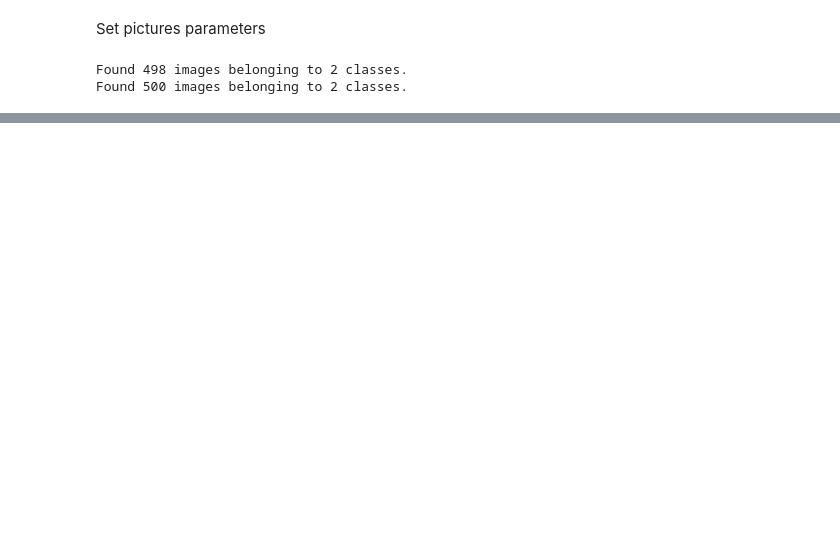
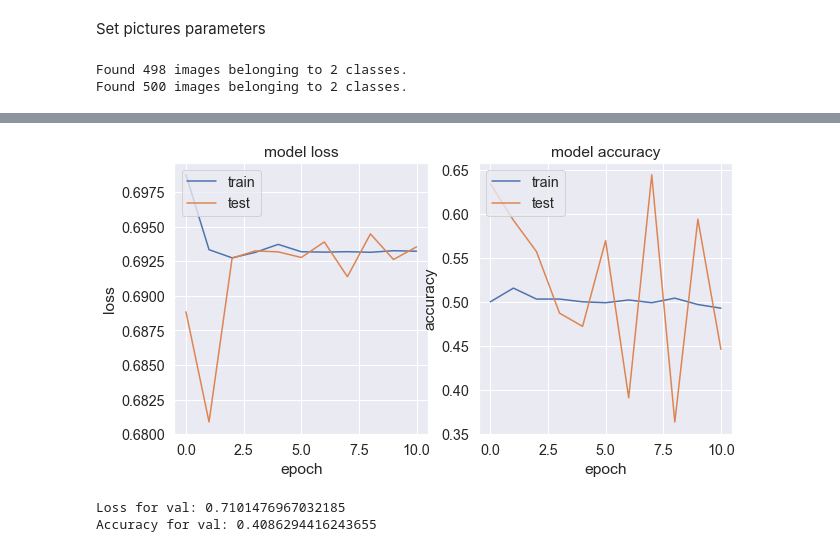
Before and after one commit to Espad/DS_6, a Jupyter notebook: Task_3.ipynb, the cells around one changed output, grey strips where cells are left out. Cells and saved outputs as stored; diff of their text form; code cells hidden in the pictures; blank space fills up the shorter version.

```diff
--- a/Task_3.ipynb
+++ b/Task_3.ipynb
@@ -138,0 +196,12 @@ for batch in train_datagen.flow(x, batch_size=1,
+# %%
+checkpoint_filepath = 'models/conv2d/'
+
+checkpoint = ModelCheckpoint(checkpoint_filepath + 'baseline_model.hdf5', monitor='val_loss',
+                             verbose=0, save_best_only=True, mode='min')
+
+
+earlyStopping = EarlyStopping(monitor='val_loss', patience=15,
+                              verbose=1, min_delta=0.02,
+                              mode='min',restore_best_weights=True)
+
+callbacks = [checkpoint,earlyStopping]
@@ -138,0 +228,9 @@ for batch in train_datagen.flow(x, batch_size=1,
+# %%
+history = baseline_model.fit_generator(
+    train_generator,
+    steps_per_epoch=1000 // batch_size,
+    epochs=50,
+    verbose = 2,
+    callbacks=callbacks,
+    validation_data=validation_generator,
+    validation_steps=800 // batch_size)
@@ -138,0 +344,20 @@ for batch in train_datagen.flow(x, batch_size=1,
+# %%
+# my load
+# load json and create model
+json_file = open(checkpoint_filepath + "model" + ".json", 'r')
+loaded_model_json = json_file.read()
+json_file.close()
+loaded_model = model_from_json(loaded_model_json)
+
+# load weights into new model
+loaded_model.load_weights(checkpoint_filepath + "model_weights" +  ".h5")
+print("Loaded model from disk")
+
+#load history
+json_file = open(checkpoint_filepath + "history"+ ".json", 'r')
+loaded_history_json = json.load(json_file)
+json_file.close()
+
+loaded_model.compile(loss='binary_crossentropy', optimizer='adam', metrics=['accuracy'])
+result = loaded_model.evaluate_generator(validation_generator, steps = 800 // batch_size)
+print('Loss for val: {}\nAccuracy for val: {}'.format(result[0], result[1]))
@@ -138,0 +388,13 @@ for batch in train_datagen.flow(x, batch_size=1,
+# %%
+plot_loss_acc(loaded_history_json)
+# %% [output]
+[figure, added]
+# %%
+#checkpoint
+model = load_model(checkpoint_filepath + 'baseline_model.hdf5')
+
+result = model.evaluate_generator(validation_generator, steps = 800 // batch_size)
+print('Loss for val: {}\nAccuracy for val: {}'.format(result[0], result[1]))
+# %% [output]
+Loss for val: 0.7101476967032185
+Accuracy for val: 0.4086294416243655
```
Also changed, not shown: parts of 23 cells of this notebook, 1 other file.
